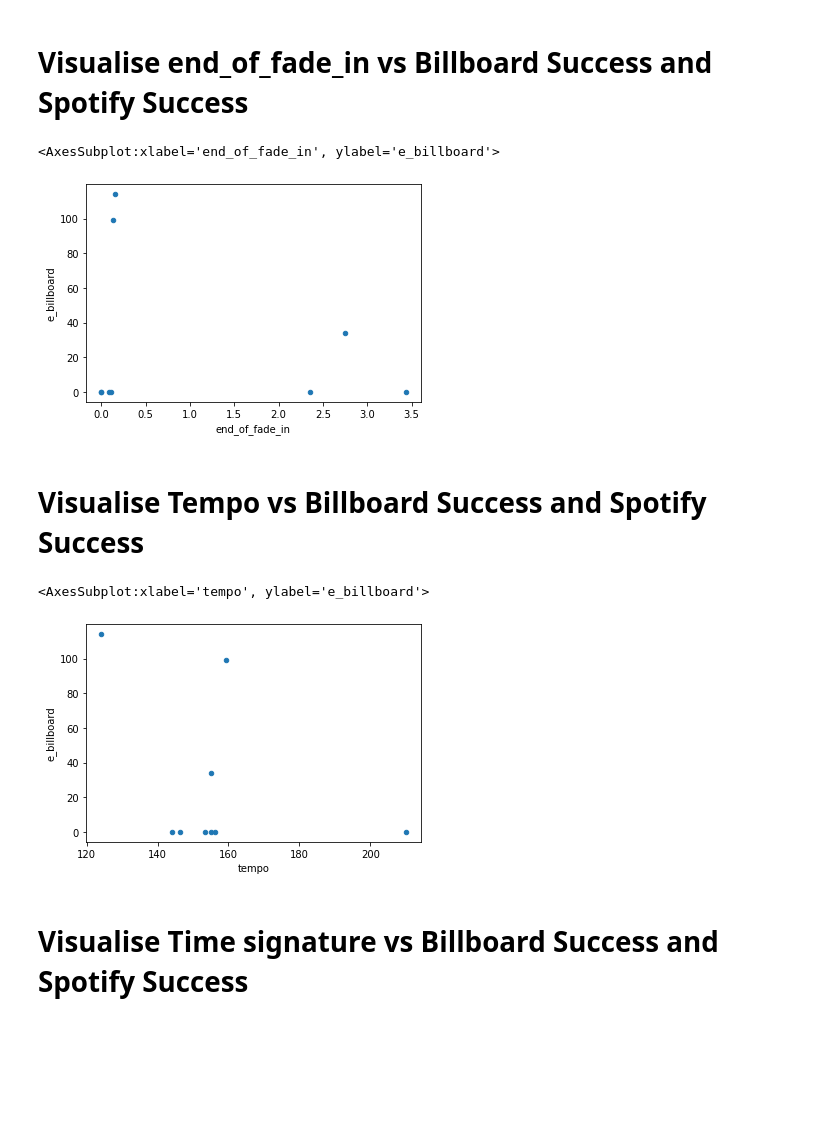
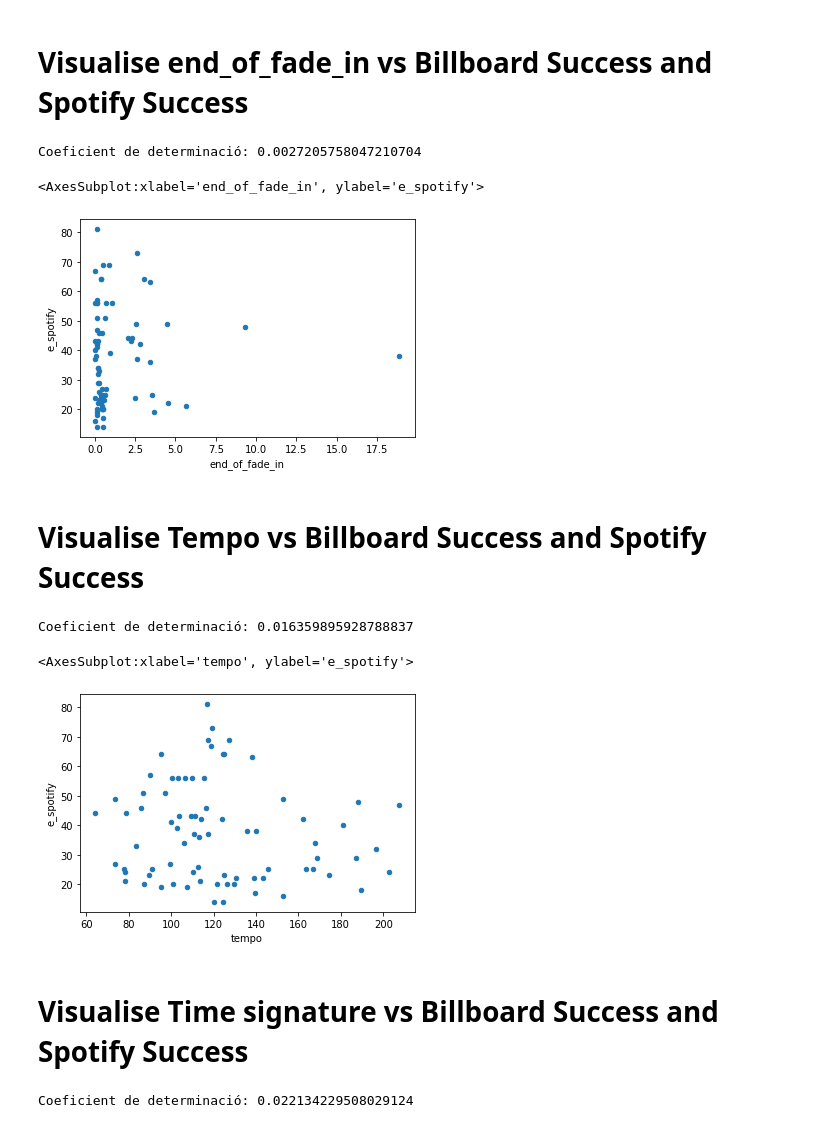
Before and after one commit to pbaldisa/musical-analysis, a Jupyter notebook: data_visualiser.ipynb, the cells around one changed output. Drawn from its saved outputs; the diff is of its cells as text; code cells hidden in the pictures; blank space fills up the shorter version.

```diff
--- a/data_visualiser.ipynb
+++ b/data_visualiser.ipynb
@@ -7,5 +18,6 @@ from sklearn.linear_model import LinearRegression
 # %%
-df = pd.read_csv('./artist_data.csv')
+df = pd.read_csv('./final_data.csv')
+df = df[df['artist_name'] == 'Michael Jackson']
 df.describe()
 # %% [output]
 |  | duration | end_of_fade_in | key | loudness | mode | start_of_fade_out | tempo | time_signature | ... |
@@ -54,19 +80,31 @@ df.plot(x ='mode', y='e_spotify', kind = 'scatter')
 # %% [markdown]
 <h1>Visualise end_of_fade_in vs Billboard Success and Spotify Success
+# %%
+model = linear_regression_model(df, 'end_of_fade_in')
+# %% [output]
+Coeficient de determinació: 0.0027205758047210704
 # %%
-df.plot(x = 'end_of_fade_in', y = 'e_billboard', kind = 'scatter')
+#df.plot(x = 'end_of_fade_in', y = 'e_billboard', kind = 'scatter')
 df.plot(x = 'end_of_fade_in', y = 'e_spotify', kind = 'scatter')
 # %% [output]
-<AxesSubplot:xlabel='end_of_fade_in', ylabel='e_billboard'>
+<AxesSubplot:xlabel='end_of_fade_in', ylabel='e_spotify'>
-[figure, old version]
+[figure, new version]
 # %% [markdown]
 <h1>Visualise Tempo vs Billboard Success and Spotify Success
+# %%
+model = linear_regression_model(df, 'tempo')
+# %% [output]
+Coeficient de determinació: 0.016359895928788837
 # %%
-df.plot(x = 'tempo', y = 'e_billboard', kind = 'scatter')
+#df.plot(x = 'tempo', y = 'e_billboard', kind = 'scatter')
 df.plot(x = 'tempo', y = 'e_spotify', kind = 'scatter')
 # %% [output]
-<AxesSubplot:xlabel='tempo', ylabel='e_billboard'>
+<AxesSubplot:xlabel='tempo', ylabel='e_spotify'>
-[figure, old version]
+[figure, new version]
 # %% [markdown]
 <h1>Visualise Time signature vs Billboard Success and Spotify Success
+# %%
+model = linear_regression_model(df, 'time_signature')
+# %% [output]
+Coeficient de determinació: 0.022134229508029124
 # %%
```
Also changed, not shown: parts of 37 cells of this notebook, 26 other files.
